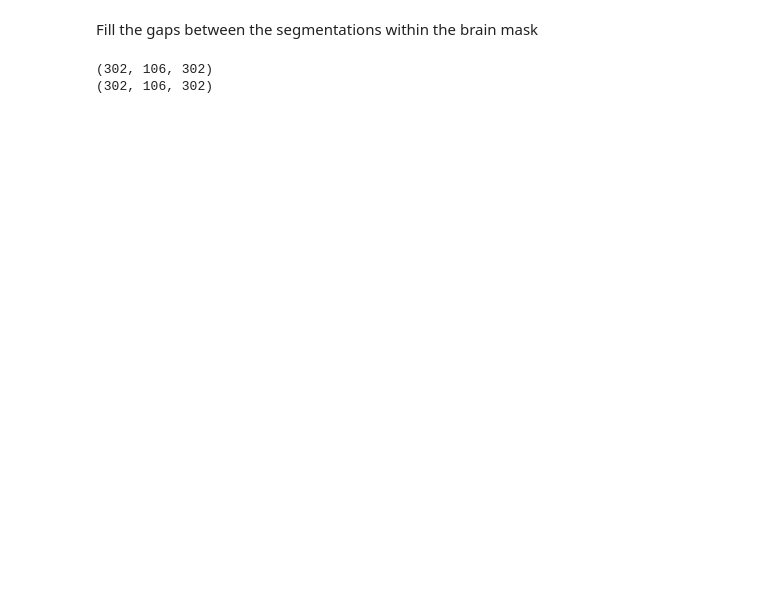
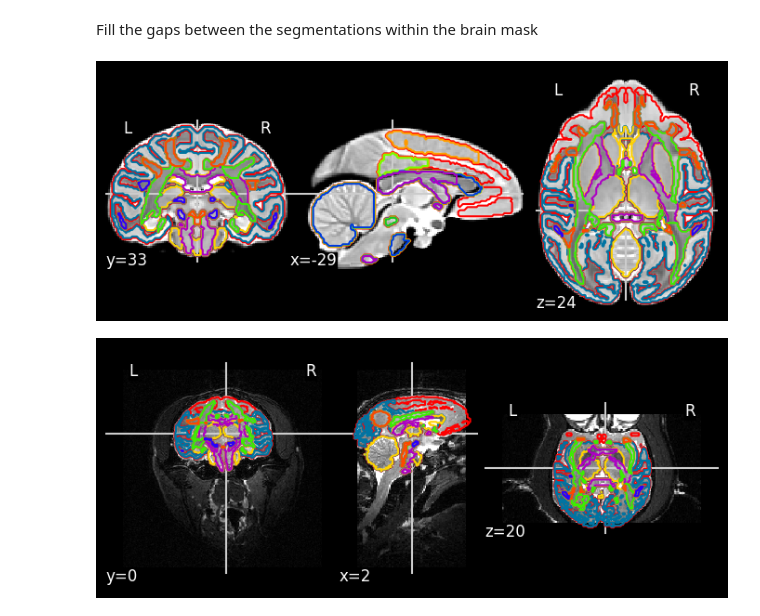
Before and after one commit to ajoshiusc/macaque_reg, a Jupyter notebook: main_reg.ipynb, the cells around one changed output. Saved outputs shown, nothing was run; the diff lists cells and outputs as text; code cells hidden in the pictures; blank space fills up the shorter version.

```diff
--- a/main_reg.ipynb
+++ b/main_reg.ipynb
@@ -14,6 +14,7 @@ from warper import Warper
 # %matplotlib notebook
 # import gui
 # %%
+sub_t2 = "/deneb_disk/macaque_atlas_data/test_data/MAC10_pad.nii.gz"
 sub_bse_t2_orig = "/deneb_disk/macaque_atlas_data/test_data/MAC10.bse.nii.gz"
 sub_bse_t2 = "/deneb_disk/macaque_atlas_data/test_data/MAC10_pad.bse.nii.gz"
 sub_mask_t2_orig = "/deneb_disk/macaque_atlas_data/test_data/MAC10.mask.nii.gz"
@@ -174,6 +212,0 @@ brain_mask = nb.load(sub_mask_t2).get_fdata()
-# %%
-print(labs.shape)
-print(brain_mask.shape)
-# %% [output]
-(302, 106, 302)
-(302, 106, 302)
@@ -242,0 +231,9 @@ nib.save(interpolated_image, centered_atlas_nonlinreg_labels_filled)
+# %%
+d = plot_anat(atlas_bse_t2,vmax=3.6)
+d.add_contours(atlas_labels, cmap="prism")
+
+d = plot_anat(sub_t2, vmax=1400)
+d.add_contours(centered_atlas_nonlinreg_labels, cmap="prism")
+# %% [output]
+[figure, added]
+[figure, added]
```
Also changed, not shown: parts of 15 cells of this notebook, 1 other file.
